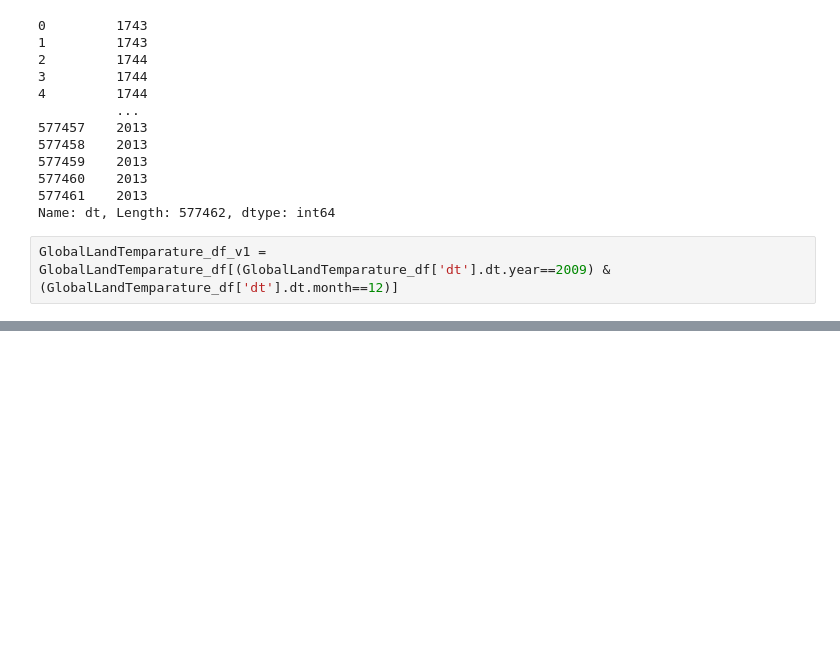
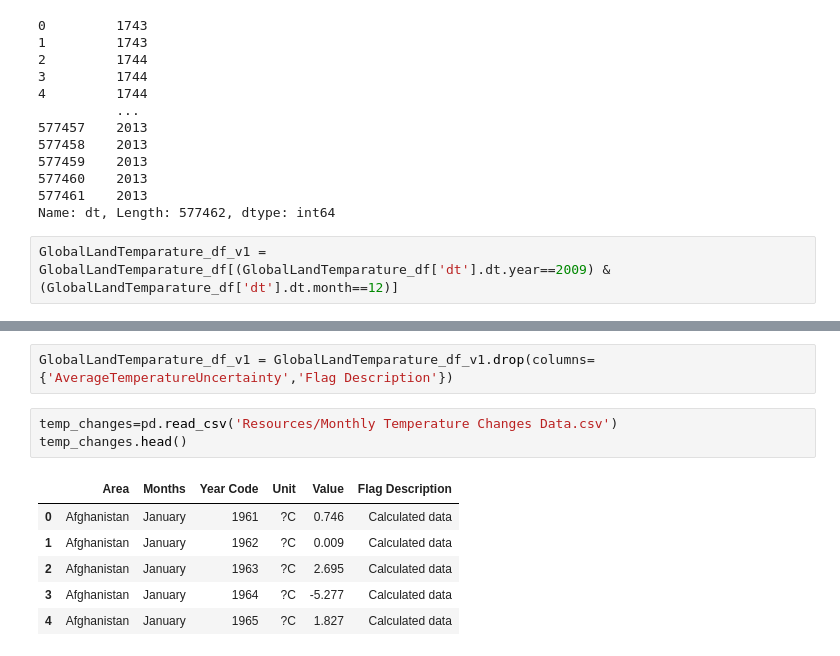
Before and after one commit to shwetajain1022/Project-4, a Jupyter notebook: population_gdp_SJ_WIP.ipynb, the cells around one changed output, grey strips where cells are left out. Saved outputs shown, nothing was run; the diff lists cells and outputs as text; blank space fills up the shorter version.

Commit message:
temperature changes

```diff
--- a/population_gdp_SJ_WIP.ipynb
+++ b/population_gdp_SJ_WIP.ipynb
@@ -963,0 +971,12 @@ GlobalLandTemparature_df_v2.head()
+# %%
+GlobalLandTemparature_df_v1 = GlobalLandTemparature_df_v1.drop(columns={'AverageTemperatureUncertainty','Flag Description'})
+# %%
+temp_changes=pd.read_csv('Resources/Monthly Temperature Changes Data.csv')
+temp_changes.head()
+# %% [output]
+|  | Area | Months | Year Code | Unit | Value | Flag Description |
+| 0 | Afghanistan | January | 1961 | ?C | 0.746 | Calculated data |
+| 1 | Afghanistan | January | 1962 | ?C | 0.009 | Calculated data |
+| 2 | Afghanistan | January | 1963 | ?C | 2.695 | Calculated data |
+| 3 | Afghanistan | January | 1964 | ?C | -5.277 | Calculated data |
+| 4 | Afghanistan | January | 1965 | ?C | 1.827 | Calculated data |
```
Also changed, not shown: parts of 12 cells of this notebook, 1 other file.
